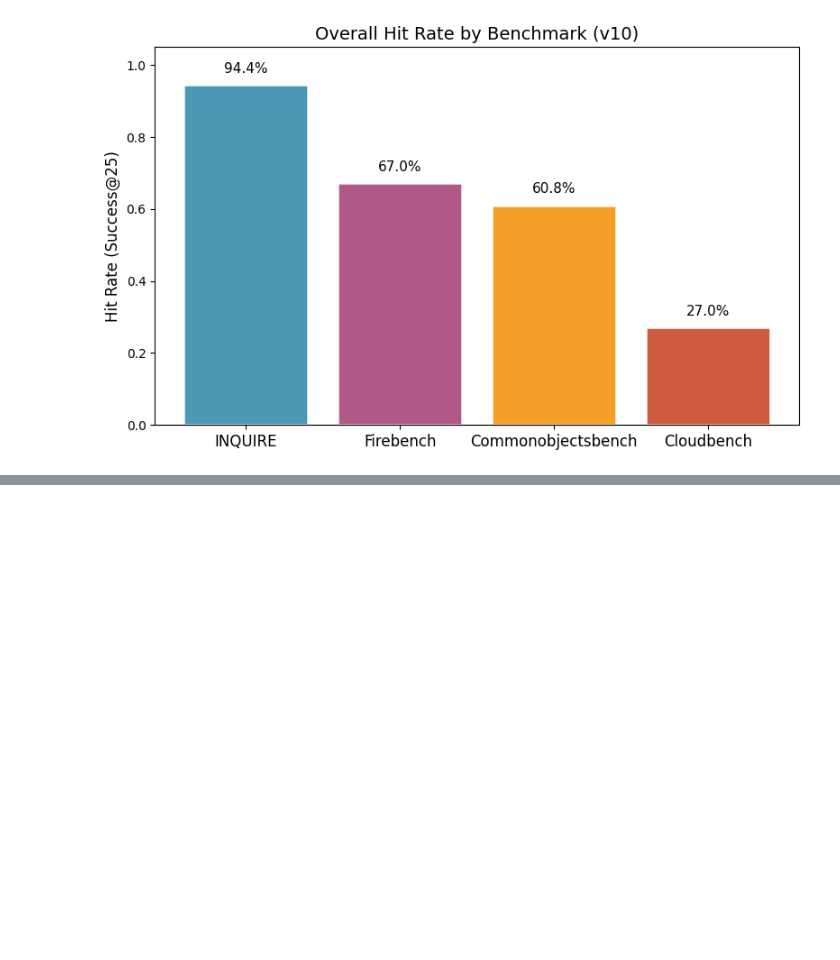
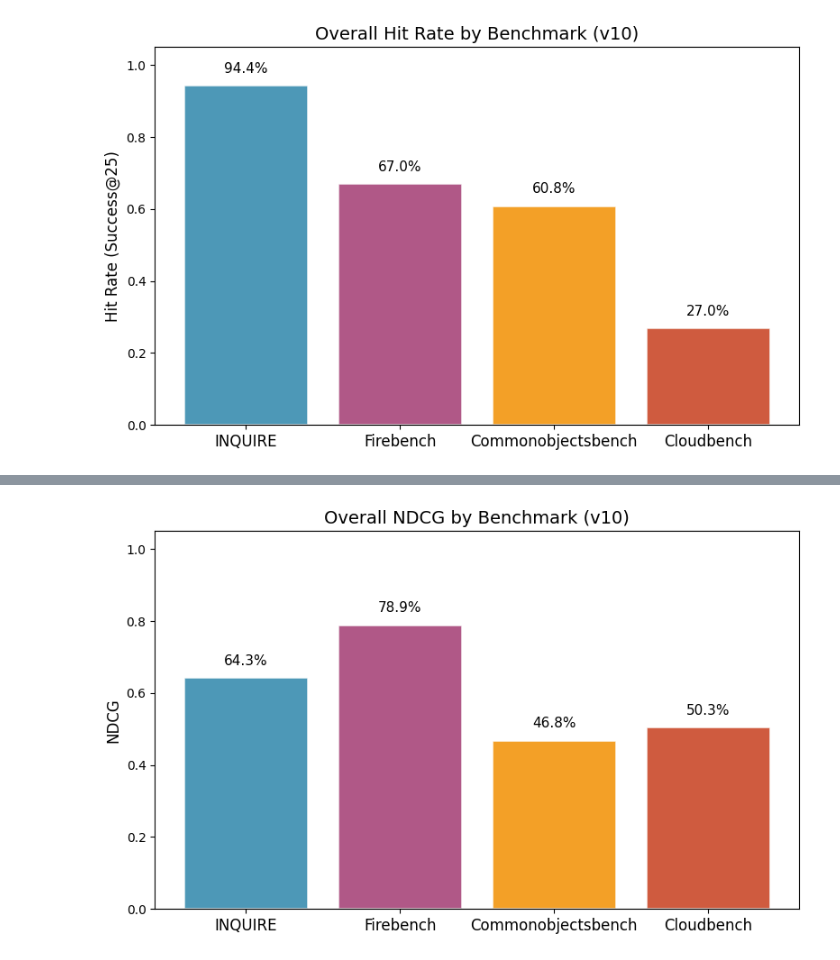
Before and after one commit to waggle-sensor/sage-nrp-image-search, a Jupyter notebook: benchmarking/benchmarks/all_evaluate.ipynb, the cells around one changed output, grey strips where cells are left out. Drawn from its saved outputs; the diff is of its cells as text; code cells hidden in the pictures; blank space fills up the shorter version.

Commit message:
Add overall NDCG plotting function and update Jupyter notebook to include NDCG evaluation alongside hit rate.

```diff
--- a/benchmarking/benchmarks/all_evaluate.ipynb
+++ b/benchmarking/benchmarks/all_evaluate.ipynb
@@ -28,0 +33,8 @@ plot_overall_hitrate(
+# %%
+plot_overall_ndcg(
+    system_version="v10",
+    base_path=Path.cwd(),
+    benchmarks=["INQUIRE", "Firebench", "Commonobjectsbench", "Cloudbench"],
+)
+# %% [output]
+[figure, added]
```
Also changed, not shown: parts of 2 cells of this notebook, 1 other file.
